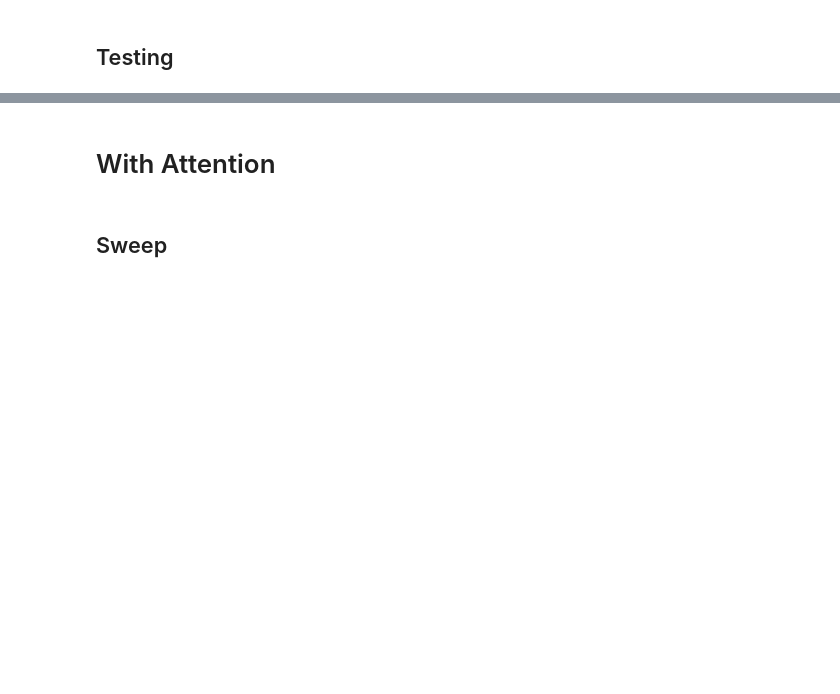
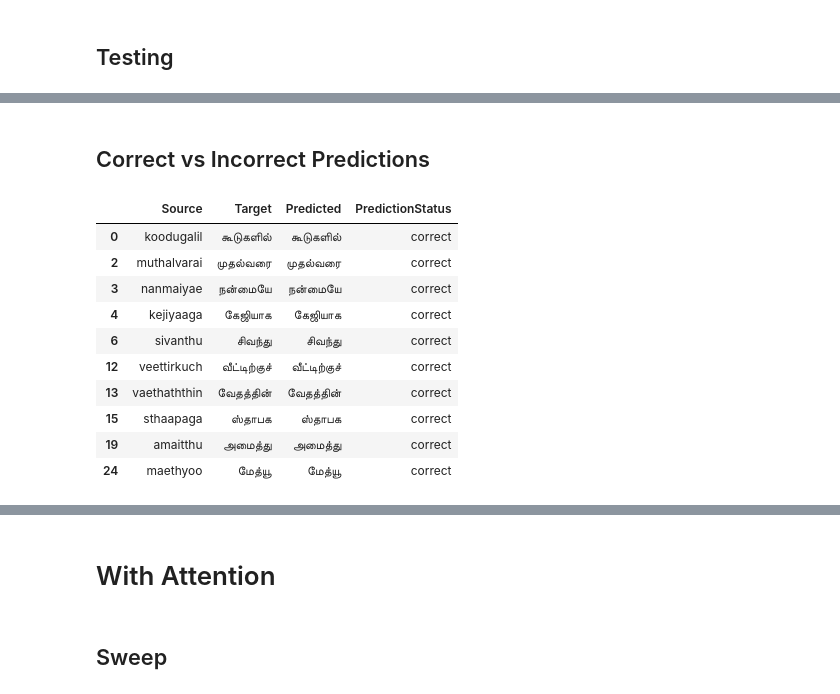
Before and after one commit to madhes23/CS6910_Assignment_3, a Jupyter notebook: BestModels.ipynb, the cells around one changed output, grey strips where cells are left out. Drawn from its saved outputs; the diff is of its cells as text; code cells hidden in the pictures; blank space fills up the shorter version.

```diff
--- a/BestModels.ipynb
+++ b/BestModels.ipynb
@@ -131,0 +147,18 @@ print(f"Test dataset loss: {test_loss:.2f} \nAccuracy: {test_acc}")
+# %% [markdown]
+## Correct vs Incorrect Predictions
+# %%
+res_df = pd.read_csv("predictions_vanilla/results.csv")
+correct_predictions_df = res_df[res_df['PredictionStatus']=='correct']
+correct_predictions_df.head(10)
+# %% [output]
+|  | Source | Target | Predicted | PredictionStatus |
+| 0 | koodugalil | கூடுகளில் | கூடுகளில் | correct |
+| 2 | muthalvarai | முதல்வரை | முதல்வரை | correct |
+| 3 | nanmaiyae | நன்மையே | நன்மையே | correct |
+| 4 | kejiyaaga | கேஜியாக | கேஜியாக | correct |
+| 6 | sivanthu | சிவந்து | சிவந்து | correct |
+| 12 | veettirkuch | வீட்டிற்குச் | வீட்டிற்குச் | correct |
+| 13 | vaethaththin | வேதத்தின் | வேதத்தின் | correct |
+| 15 | sthaapaga | ஸ்தாபக | ஸ்தாபக | correct |
+| 19 | amaitthu | அமைத்து | அமைத்து | correct |
+| 24 | maethyoo | மேத்யூ | மேத்யூ | correct |
```
Also changed, not shown: parts of 14 cells of this notebook, 2 other files.
